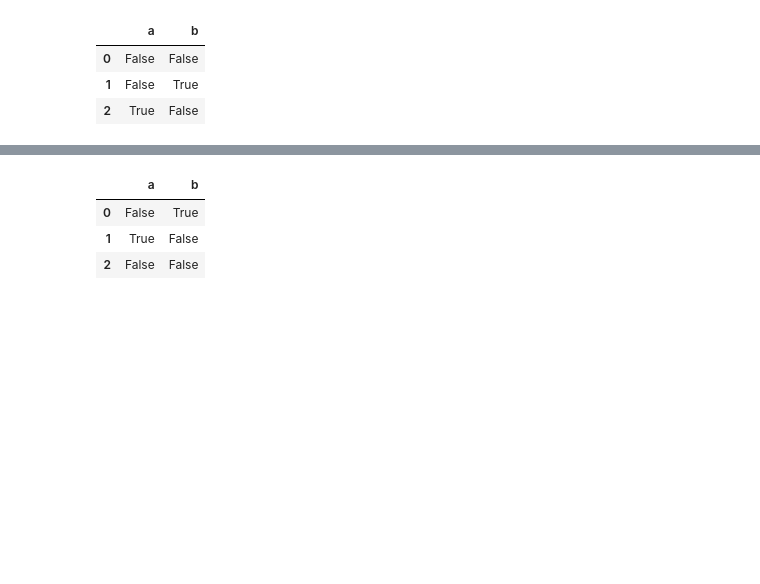
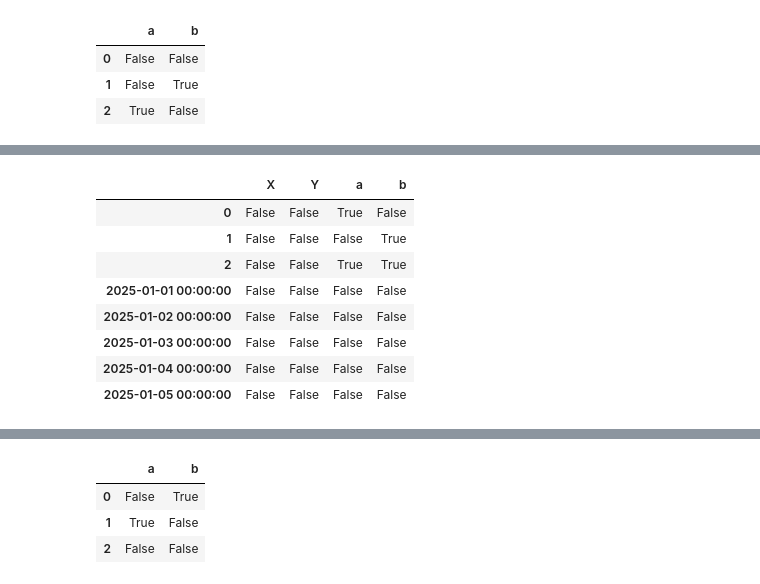
Before and after one commit to sophiapyx/Week1-Intro-to-Python, a Jupyter notebook: Introduction_to_Python.ipynb, the cells around one changed output, grey strips where cells are left out. Cells and saved outputs as stored; diff of their text form; code cells hidden in the pictures; blank space fills up the shorter version.

```diff
--- a/Introduction_to_Python.ipynb
+++ b/Introduction_to_Python.ipynb
@@ -1766,3 +1949,17 @@ df1 | df2
+# %%
+#example 34: Element-wise OR between two boolean DataFrames.
+
+df1 | df2
+# %% [output]
+|  | X | Y | a | b |
+| 0 | False | False | True | False |
+| 1 | False | False | False | True |
+| 2 | False | False | True | True |
+| 2025-01-01 00:00:00 | False | False | False | False |
+| 2025-01-02 00:00:00 | False | False | False | False |
+| 2025-01-03 00:00:00 | False | False | False | False |
+| 2025-01-04 00:00:00 | False | False | False | False |
+| 2025-01-05 00:00:00 | False | False | False | False |
 # %%
 df1^df2
 # %% [output]
```
Also changed, not shown: parts of 52 cells of this notebook.
